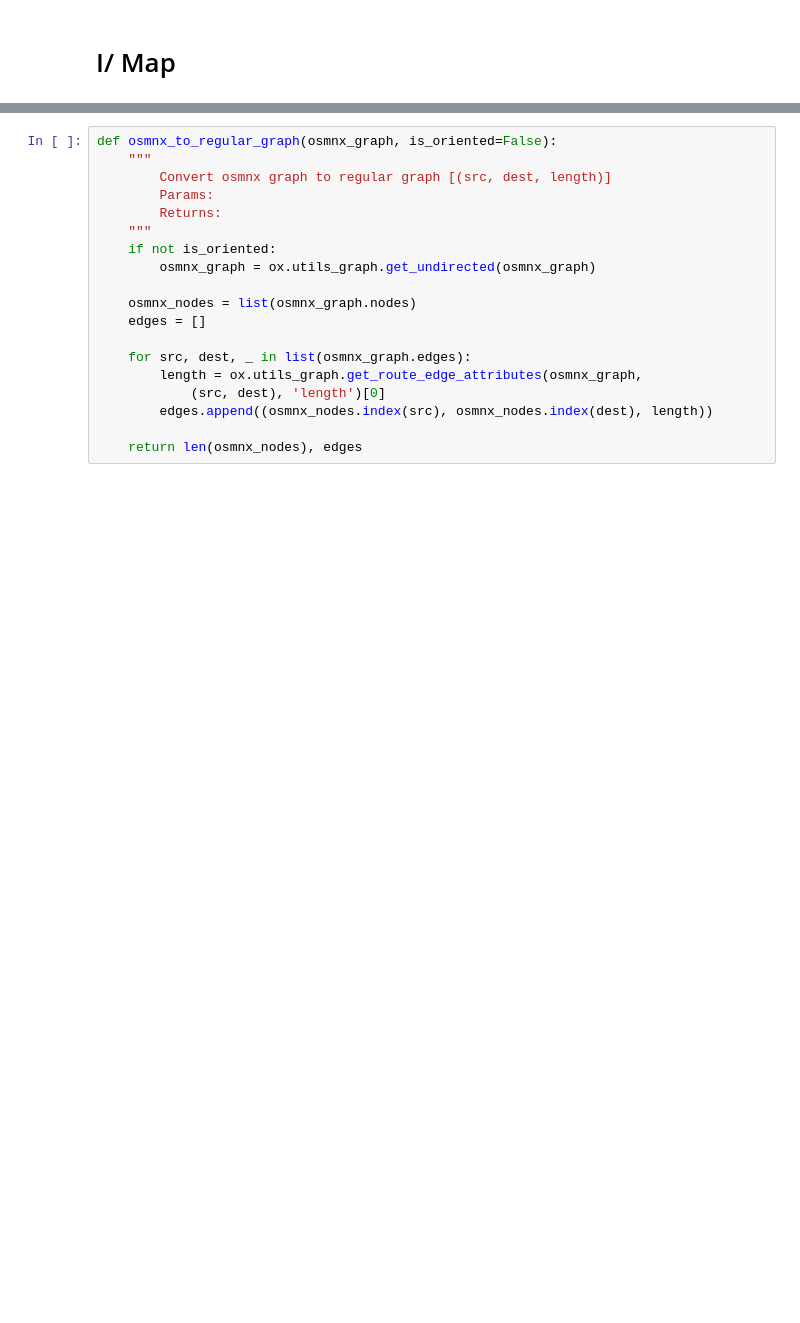
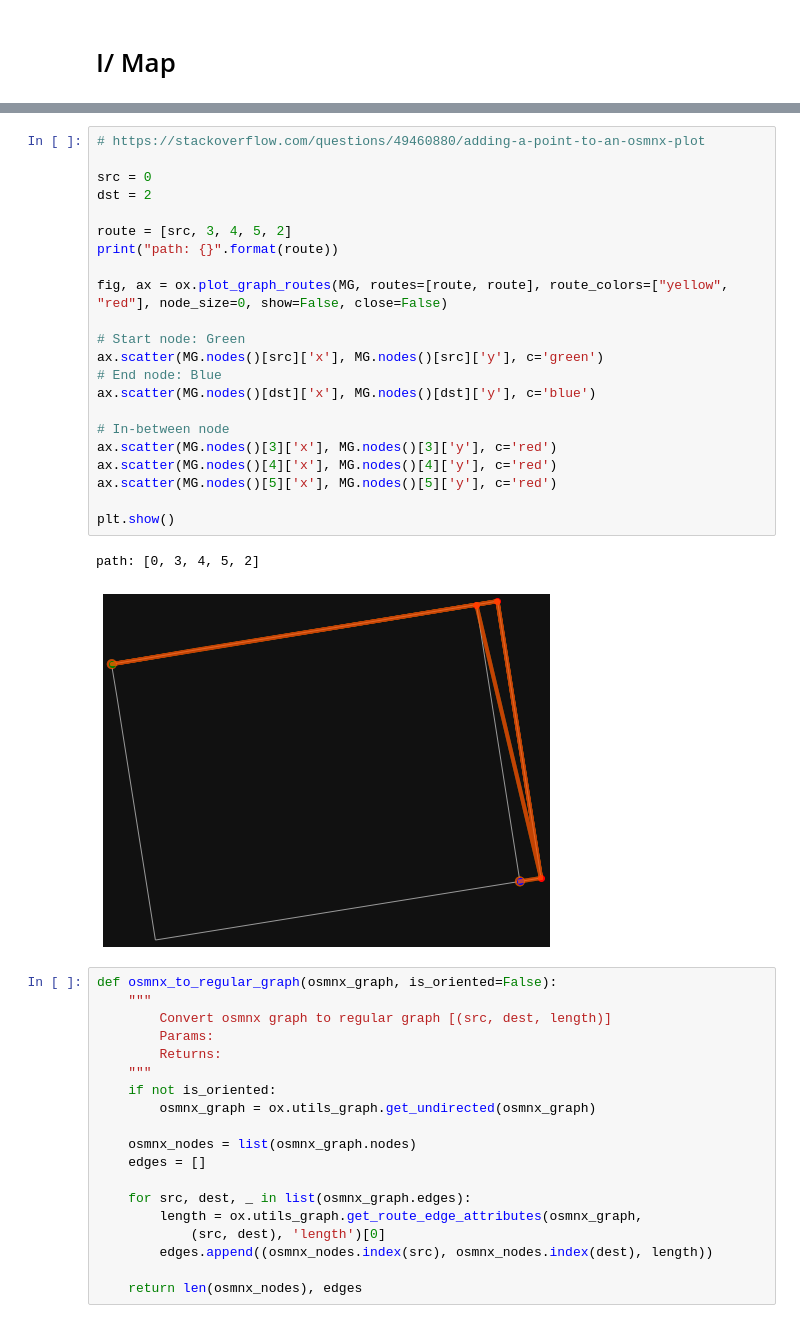
Before and after one commit to 3outeille/operational-research-project, a Jupyter notebook: sandbox/ferdinand/pipeline.ipynb, the cells around one changed output, grey strips where cells are left out. Drawn from its saved outputs; the diff is of its cells as text; blank space fills up the shorter version.

```diff
--- a/sandbox/ferdinand/pipeline.ipynb
+++ b/sandbox/ferdinand/pipeline.ipynb
@@ -21,3 +57,28 @@ fig, ax = ox.plot_graph(G, node_color="r")
+# %%
+# https://stackoverflow.com/questions/49460880/adding-a-point-to-an-osmnx-plot
+
+src = 0
+dst = 2
+
+route = [src, 3, 4, 5, 2]
+print("path: {}".format(route))
+
+fig, ax = ox.plot_graph_routes(MG, routes=[route, route], route_colors=["yellow", "red"], node_size=0, show=False, close=False)
+
+# Start node: Green
+ax.scatter(MG.nodes()[src]['x'], MG.nodes()[src]['y'], c='green')
+# End node: Blue
+ax.scatter(MG.nodes()[dst]['x'], MG.nodes()[dst]['y'], c='blue')
+
+# In-between node
+ax.scatter(MG.nodes()[3]['x'], MG.nodes()[3]['y'], c='red')
+ax.scatter(MG.nodes()[4]['x'], MG.nodes()[4]['y'], c='red')
+ax.scatter(MG.nodes()[5]['x'], MG.nodes()[5]['y'], c='red')
+
+plt.show()
+# %% [output]
+path: [0, 3, 4, 5, 2]
+[figure, added]
 # %%
 def osmnx_to_regular_graph(osmnx_graph, is_oriented=False):
     """
```
Also changed, not shown: parts of 5 cells of this notebook.
